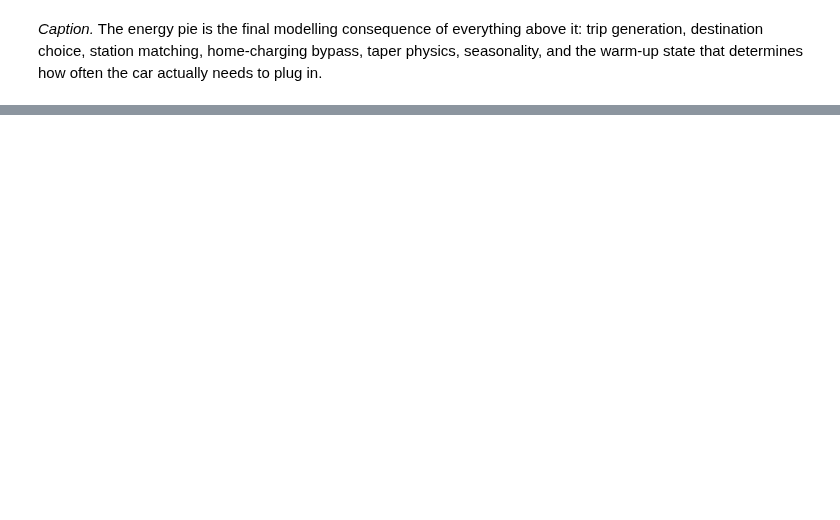
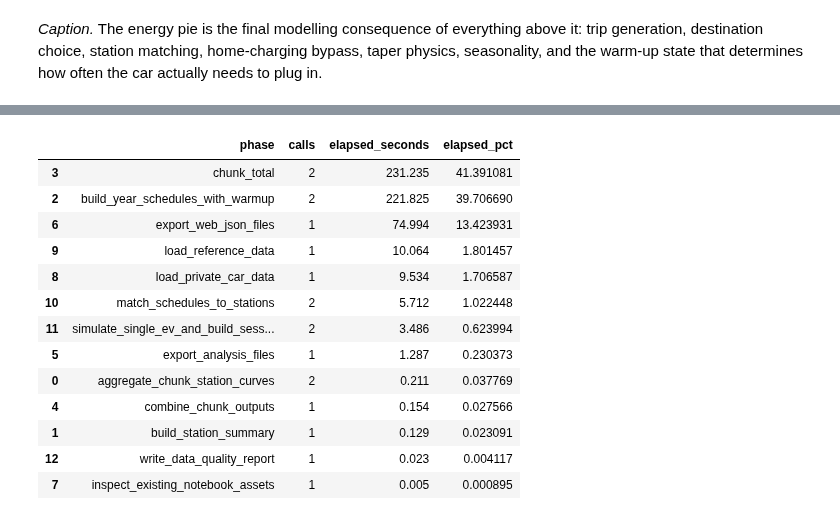
Before and after one commit to zhichuanma/Modelling, a Jupyter notebook: notebooks/00_single_car_simulation.ipynb, the cells around one changed output, grey strips where cells are left out. Cells and saved outputs as stored; diff of their text form; code cells hidden in the pictures; blank space fills up the shorter version.

```diff
--- a/notebooks/00_single_car_simulation.ipynb
+++ b/notebooks/00_single_car_simulation.ipynb
@@ -1211,0 +1228,25 @@ Notebook wall-clock time: 66.05 s
+# %%
+from pathlib import Path
+import subprocess
+import sys
+
+def find_modelling_root(start: Path | None = None) -> Path:
+    current = (start or Path.cwd()).resolve()
+    for candidate in (current, *current.parents):
+        script = candidate / "scripts" / "run_privatecar_charging_curves.py"
+        if script.exists() and (candidate / "mobility").exists():
+            return candidate
+    raise FileNotFoundError("Could not locate the Modelling project root from the notebook working directory.")
+
+PROJECT_ROOT = find_modelling_root()
+SCRIPT = PROJECT_ROOT / "scripts" / "run_privatecar_charging_curves.py"
+NOTEBOOK_SMOKE_OUTPUT_DIR = PROJECT_ROOT / "outputs" / "privatecar_charging_curves_2025_notebook_smoke"
+
+cmd = [
+    sys.executable,
+    str(SCRIPT),
+    "--max-vehicles", "5",
+    "--chunk-size", "5",
+    "--output-dir", str(NOTEBOOK_SMOKE_OUTPUT_DIR),
+]
+subprocess.run(cmd, check=True, cwd=PROJECT_ROOT)
@@ -1211,0 +1683,30 @@ Notebook wall-clock time: 66.05 s
+# %%
+from pathlib import Path
+import pandas as pd
+
+PROJECT_ROOT = find_modelling_root()
+PROFILE_OUTPUT_DIR = PROJECT_ROOT / "outputs" / "privatecar_charging_curves_2025_profile_10"
+profile_path = PROFILE_OUTPUT_DIR / "profiling_log_2025.csv"
+profile = pd.read_csv(profile_path)
+phase_summary = (
+    profile.groupby("phase", as_index=False)
+    .agg(calls=("phase", "size"), elapsed_seconds=("elapsed_seconds", "sum"))
+    .sort_values("elapsed_seconds", ascending=False)
+)
+phase_summary["elapsed_pct"] = phase_summary["elapsed_seconds"] / phase_summary["elapsed_seconds"].sum() * 100
+phase_summary
+# %% [output]
+|  | phase | calls | elapsed_seconds | elapsed_pct |
+| 3 | chunk_total | 2 | 231.235 | 41.391081 |
+| 2 | build_year_schedules_with_warmup | 2 | 221.825 | 39.706690 |
+| 6 | export_web_json_files | 1 | 74.994 | 13.423931 |
+| 9 | load_reference_data | 1 | 10.064 | 1.801457 |
+| 8 | load_private_car_data | 1 | 9.534 | 1.706587 |
+| 10 | match_schedules_to_stations | 2 | 5.712 | 1.022448 |
+| 11 | simulate_single_ev_and_build_sess... | 2 | 3.486 | 0.623994 |
+| 5 | export_analysis_files | 1 | 1.287 | 0.230373 |
+| 0 | aggregate_chunk_station_curves | 2 | 0.211 | 0.037769 |
+| 4 | combine_chunk_outputs | 1 | 0.154 | 0.027566 |
+| 1 | build_station_summary | 1 | 0.129 | 0.023091 |
+| 12 | write_data_quality_report | 1 | 0.023 | 0.004117 |
+| 7 | inspect_existing_notebook_assets | 1 | 0.005 | 0.000895 |
```
Also changed, not shown: parts of 25 cells of this notebook, 35 other files.
